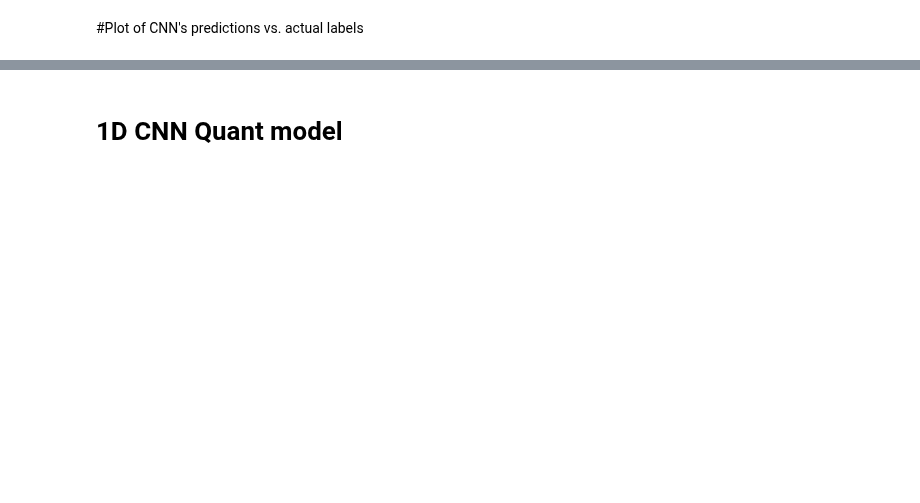
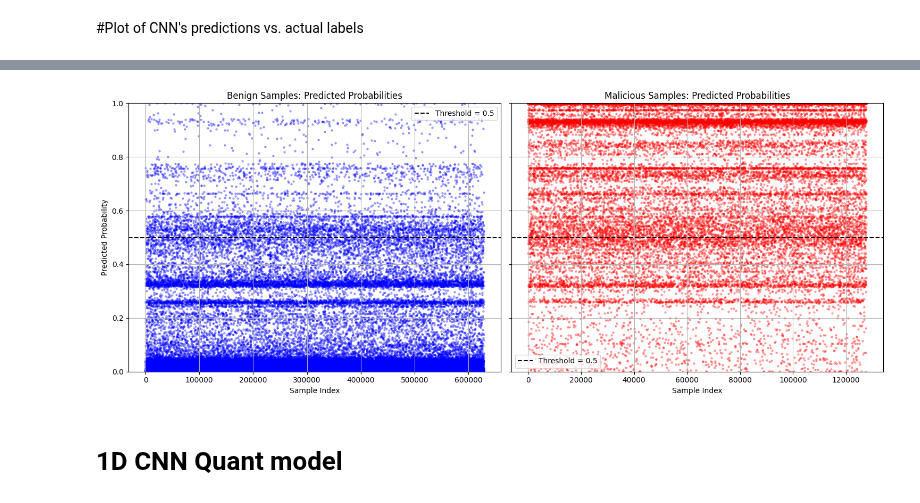
Before and after one commit to SianC7/LAIDS, a Jupyter notebook: 1D_CNN_baseline_model(+quant).ipynb, the cells around one changed output, grey strips where cells are left out. Drawn from its saved outputs; the diff is of its cells as text; code cells hidden in the pictures; blank space fills up the shorter version.

```diff
--- a/1D_CNN_baseline_model(+quant).ipynb
+++ b/1D_CNN_baseline_model(+quant).ipynb
@@ -263,7 +315,7 @@ from sklearn.metrics import confusion_matrix, accuracy_score, classification_rep
 # Get predictions of x_test dataset
 threshold = 0.5 #0.09 gave only 773 fn
 print(f"threshold: {threshold}")
-y_pred_probs = CNN_model.predict(X_test)
+y_pred_probs = model.predict(X_test)
 y_pred = (y_pred_probs > threshold).astype(int).flatten()  # Boolean statmenent that flattens y_pred to 0 (False) if the CNN's prediction is bigger than the threshold
 
 # Confusion matrix
@@ -283,11 +335,11 @@ print(f"True Positives (Malware correctly identified): {tp}")
 # Accuracy scores
 print("Accuracy:")
 print("sklearn Accuracy:", accuracy_score(y_test, y_pred))
-test_loss, test_acc = CNN_model.evaluate(X_test, y_test, verbose=0)# Evaluate model with test set
+test_loss, test_acc = model.evaluate(X_test, y_test, verbose=0)# Evaluate model with test set
 print(f"model.evaluate Accuracy: {test_acc:.4f}")
 print(f"Confusion Matrix Accuracy: {(tp + tn) / (tp + tn + fp + fn)}")
 print(f"{(tp/(tp+fn))*100:.4f}% of malware identified")
-print(f"{(fp/(fp+tn))*100:.4f} of benign traffic incorrectly identified")
+print(f"{(fp/(fp+tn))*100:.4f}% of benign traffic incorrectly identified")
 
 # Classification report (accuracy, precision, recall, F1)
 print("\nClassification Report:")
@@ -326,3 +398,43 @@ plt.show()
+# %%
+import matplotlib.pyplot as plt
+import numpy as np
+
+# Separate predictions based on actual labels
+benign_indices = np.where(y_test == 0)[0]
+malicious_indices = np.where(y_test == 1)[0]
+
+benign_probs = y_pred_probs[benign_indices]
+malicious_probs = y_pred_probs[malicious_indices]
+
+benign_x = np.arange(len(benign_probs))
+malicious_x = np.arange(len(malicious_probs))
+
+# Create subplots
+fig, axes = plt.subplots(1, 2, figsize=(15, 6), sharey=True)
+
+# Plot for Benign samples
+axes[0].scatter(benign_x, benign_probs, c='blue', alpha=0.3, s=5)
+axes[0].axhline(y=threshold, color='black', linestyle='--', linewidth=1.5, label=f'Threshold = {threshold}')
+axes[0].set_ylim([0, 1])
+axes[0].set_xlabel("Sample Index")
+axes[0].set_ylabel("Predicted Probability")
+axes[0].set_title("Benign Samples: Predicted Probabilities")
+axes[0].legend()
+axes[0].grid(True)
+
+# Plot for Malicious samples
+axes[1].scatter(malicious_x, malicious_probs, c='red', alpha=0.3, s=5)
+axes[1].axhline(y=threshold, color='black', linestyle='--', linewidth=1.5, label=f'Threshold = {threshold}')
+axes[1].set_ylim([0, 1])
+axes[1].set_xlabel("Sample Index")
+axes[1].set_title("Malicious Samples: Predicted Probabilities")
+axes[1].legend()
+axes[1].grid(True)
+
+plt.tight_layout()
+plt.show()
+# %% [output]
+[figure, added]
 # %% [markdown]
 # 1D CNN Quant model
 # %%
```
Also changed, not shown: parts of 14 cells of this notebook.
